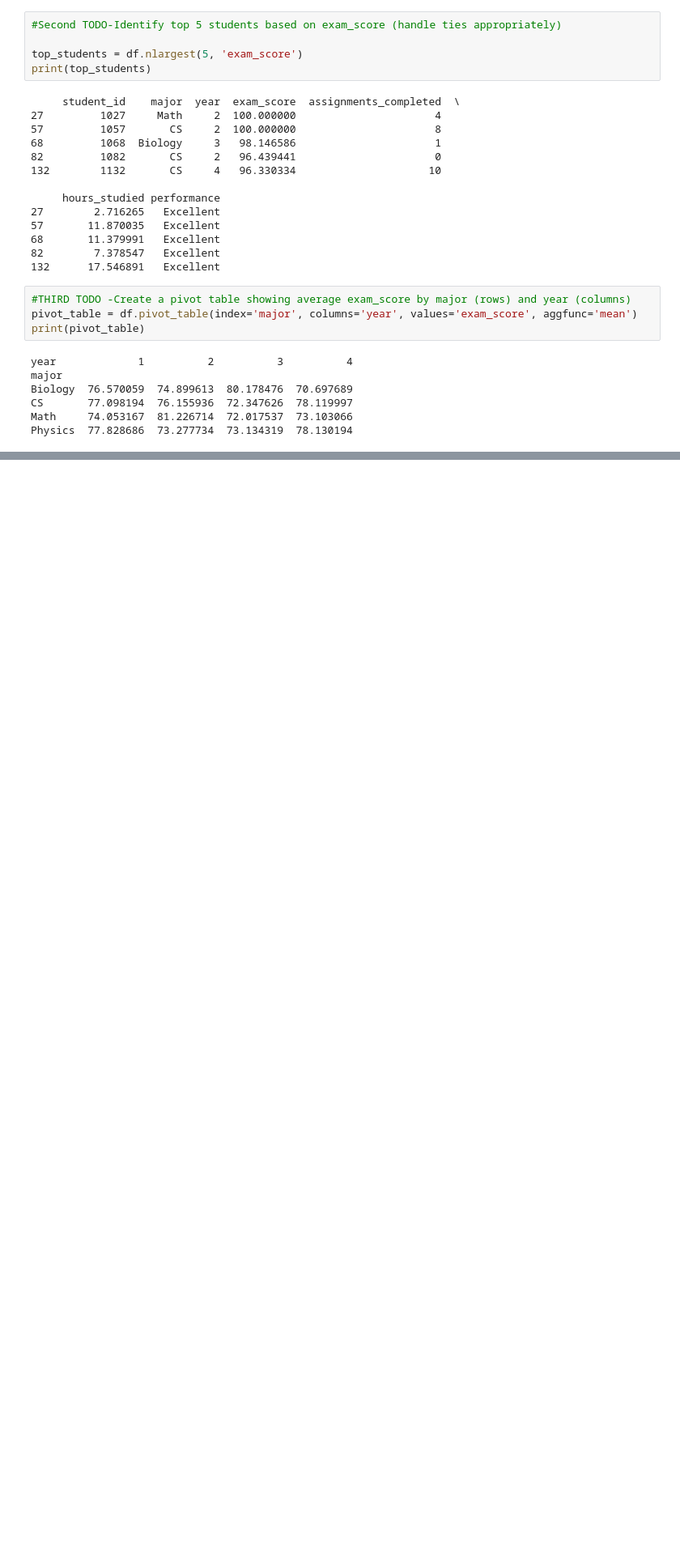
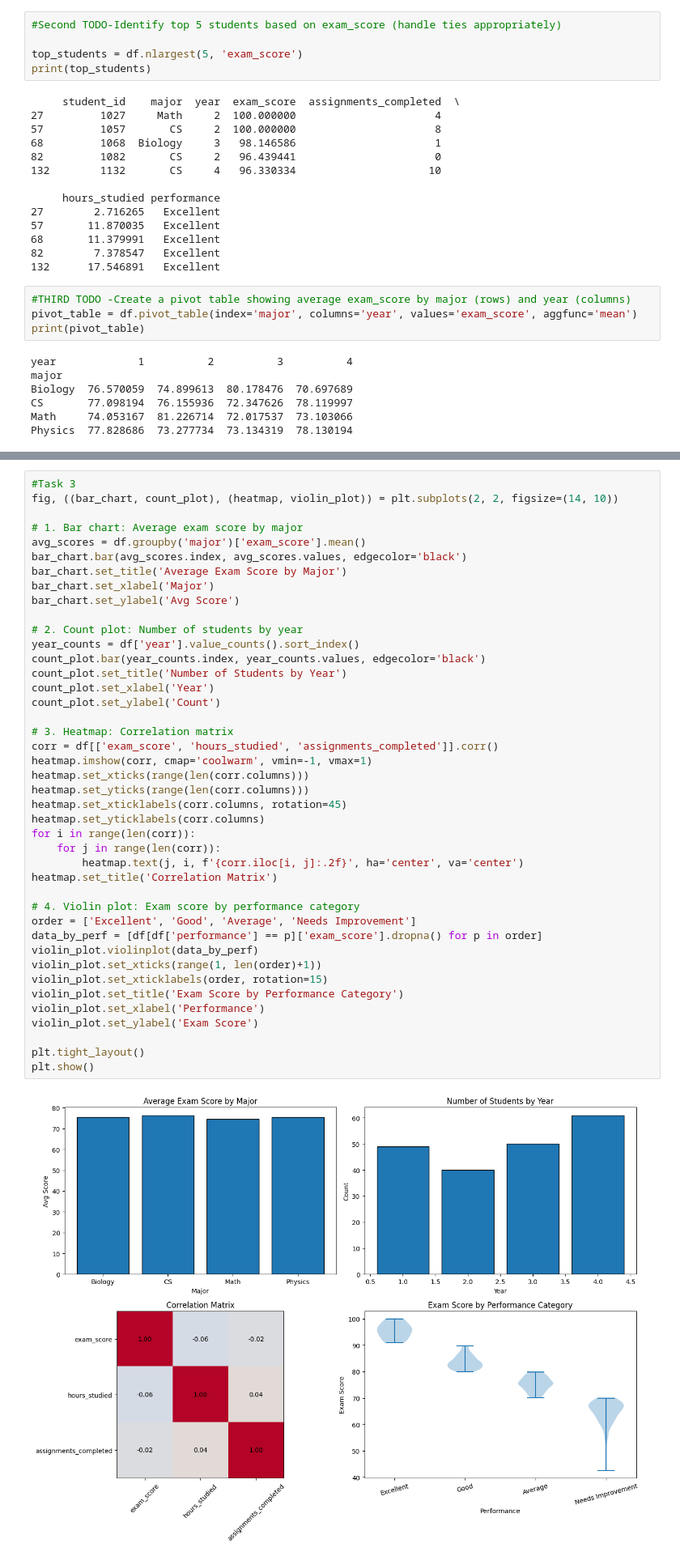
Before and after one commit to Karen-Kwatia/ai-course-lab0, a Jupyter notebook: Exercise_5.ipynb, the cells around one changed output, grey strips where cells are left out. Shown at 81% size. Drawn from its saved outputs; the diff is of its cells as text; blank space fills up the shorter version.

```diff
--- a/Exercise_5.ipynb
+++ b/Exercise_5.ipynb
@@ -198,0 +246,44 @@ Physics  77.828686  73.277734  73.134319  78.130194
+# %%
+#Task 3
+fig, ((bar_chart, count_plot), (heatmap, violin_plot)) = plt.subplots(2, 2, figsize=(14, 10))
+
+# 1. Bar chart: Average exam score by major
+avg_scores = df.groupby('major')['exam_score'].mean()
+bar_chart.bar(avg_scores.index, avg_scores.values, edgecolor='black')
+bar_chart.set_title('Average Exam Score by Major')
+bar_chart.set_xlabel('Major')
+bar_chart.set_ylabel('Avg Score')
+
+# 2. Count plot: Number of students by year
+year_counts = df['year'].value_counts().sort_index()
+count_plot.bar(year_counts.index, year_counts.values, edgecolor='black')
+count_plot.set_title('Number of Students by Year')
+count_plot.set_xlabel('Year')
+count_plot.set_ylabel('Count')
+
+# 3. Heatmap: Correlation matrix
+corr = df[['exam_score', 'hours_studied', 'assignments_completed']].corr()
+heatmap.imshow(corr, cmap='coolwarm', vmin=-1, vmax=1)
+heatmap.set_xticks(range(len(corr.columns)))
+heatmap.set_yticks(range(len(corr.columns)))
+heatmap.set_xticklabels(corr.columns, rotation=45)
+heatmap.set_yticklabels(corr.columns)
+for i in range(len(corr)):
+    for j in range(len(corr)):
+        heatmap.text(j, i, f'{corr.iloc[i, j]:.2f}', ha='center', va='center')
+heatmap.set_title('Correlation Matrix')
+
+# 4. Violin plot: Exam score by performance category
+order = ['Excellent', 'Good', 'Average', 'Needs Improvement']
+data_by_perf = [df[df['performance'] == p]['exam_score'].dropna() for p in order]
+violin_plot.violinplot(data_by_perf)
+violin_plot.set_xticks(range(1, len(order)+1))
+violin_plot.set_xticklabels(order, rotation=15)
+violin_plot.set_title('Exam Score by Performance Category')
+violin_plot.set_xlabel('Performance')
+violin_plot.set_ylabel('Exam Score')
+
+plt.tight_layout()
+plt.show()
+# %% [output]
+[figure, added]
```
Also changed, not shown: parts of 15 cells of this notebook.
